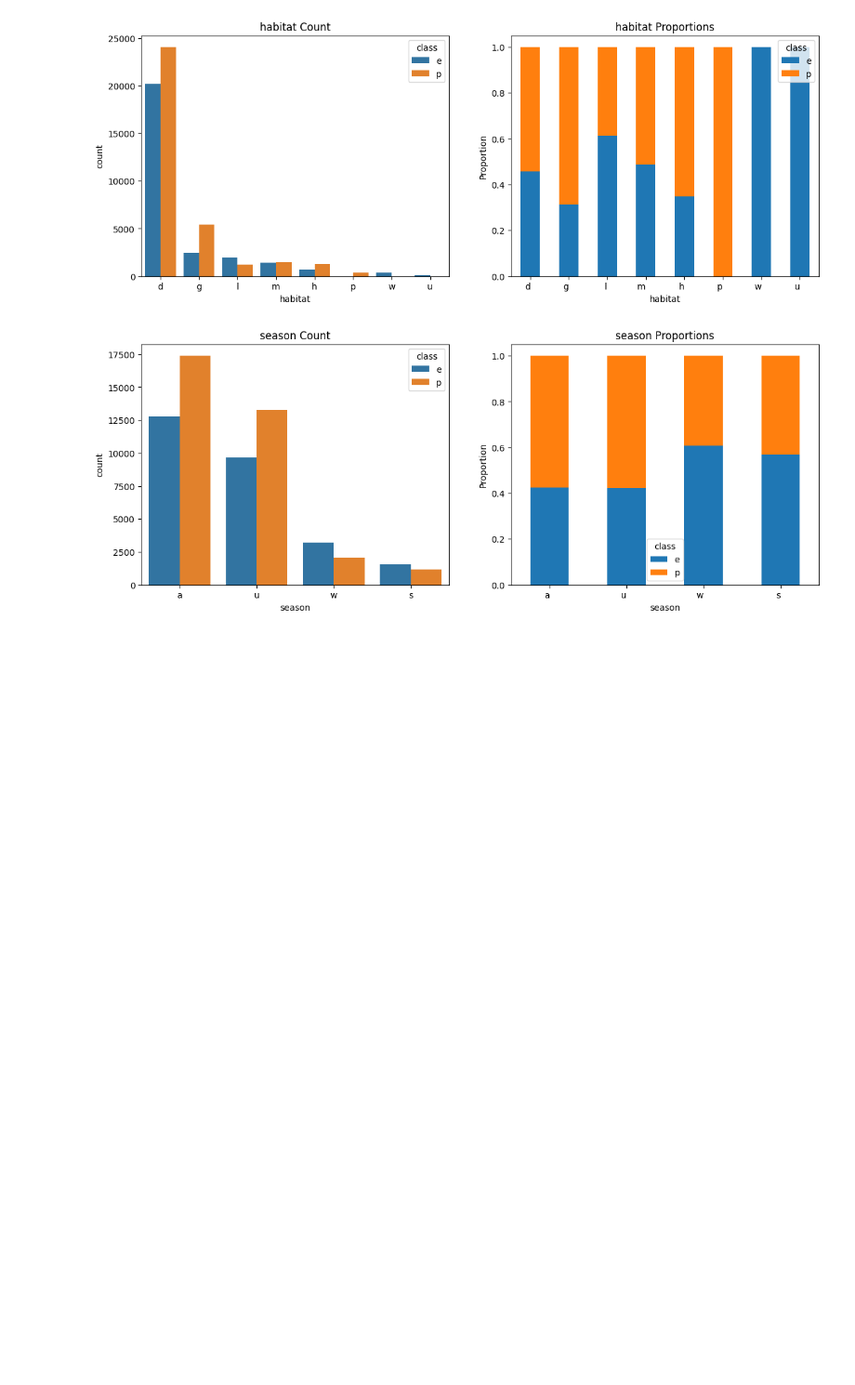
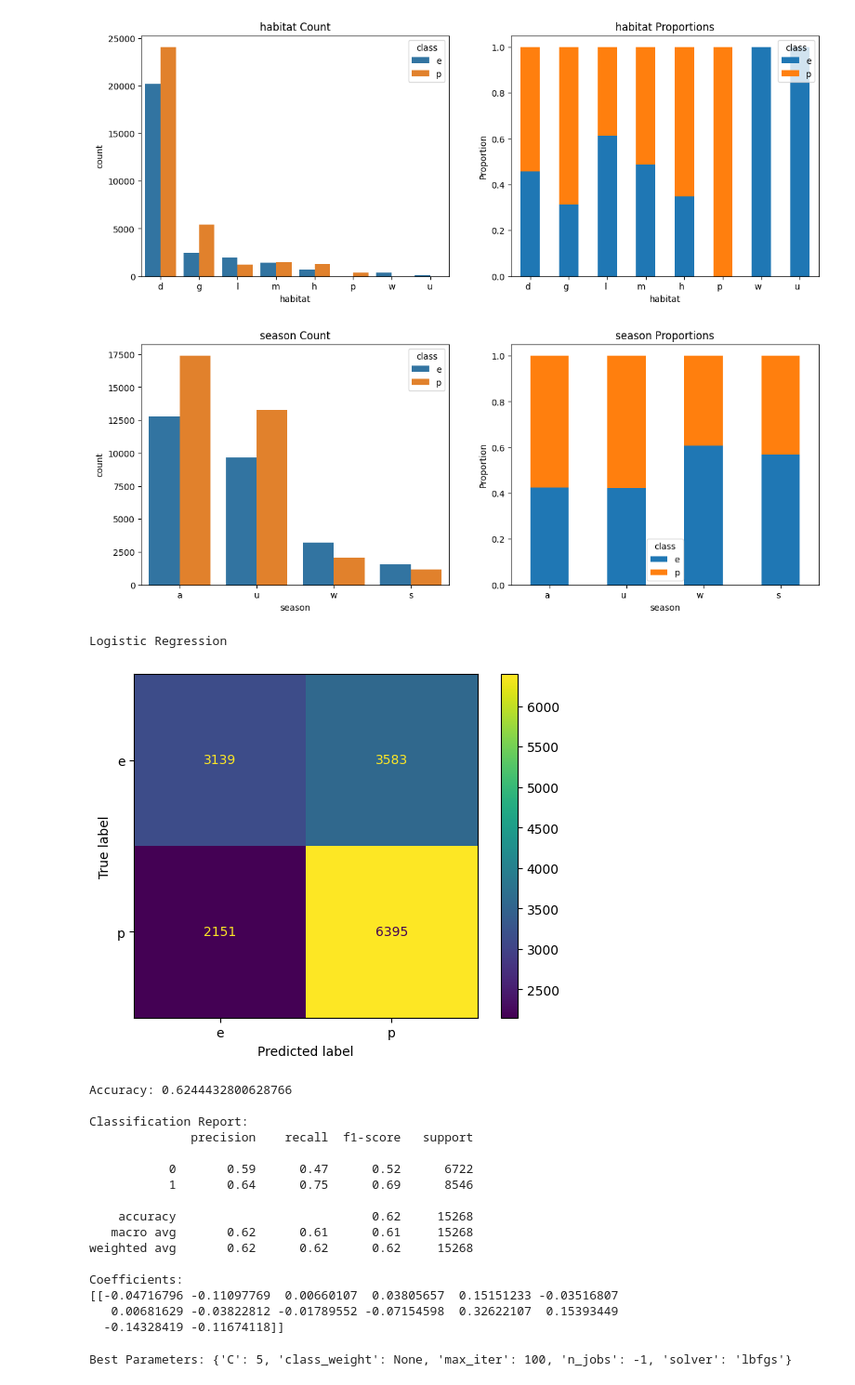
Before and after one commit to porterwilcox/supervised-learning, a Jupyter notebook: supervised-learning.ipynb, the cells around one changed output. Shown at 93% size. Saved outputs shown, nothing was run; the diff lists cells and outputs as text; code cells hidden in the pictures; blank space fills up the shorter version.

Commit message:
Completed model training, hyperparameter tuning and performance enhancing

```diff
--- a/supervised-learning.ipynb
+++ b/supervised-learning.ipynb
@@ -158,10 +161,9 @@ def decode_data(data, le_dict):
 # %%
-le_dict_X = encode_data(X)
+X_le, X_le_map = label_encode_data(X, {})
 plt.figure(figsize=(20,16))
-sns.heatmap(X.corr(), cmap='vlag', annot=True)
+sns.heatmap(X_le.corr(), cmap='vlag', annot=True)
 plt.title("Correlation Matrix with Encoded Categorical Features")
 plt.show()
-decode_data(X, le_dict_X)
 # %% [output]
 [figure]
 # %%
@@ -214,5 +218,29 @@ from sklearn.model_selection import GridSearchCV
 # %%
-from sklearn.model_selection import train_test_split
-
-le_dict_X, le_dict_y = encode_data(X), encode_data(y)
-X_train, X_test, y_train, y_test = train_test_split(X, y, test_size=0.25, random_state=28)
+y_le, y_le_map = label_encode_data(y, {})
+X_le_train, X_le_test, y_le_train, y_le_test = train_test_split(X_le, y_le, test_size=0.25, random_state=28)
+# %%
+def evaluate_performance(y_pred, title=None):
+    if title != None:
+        print(title, end='\n\n')
+
+    disp = ConfusionMatrixDisplay(confusion_matrix(y_le_test, y_pred), display_labels=['e', 'p'])
+    disp.plot()
+    plt.show()
+
+    print(f'Accuracy: {accuracy_score(y_le_test, y_pred)}', end='\n\n')
+
+    print("Classification Report:")
+    print(classification_report(y_le_test, y_pred))
+
+
+def evaluate_features(model, title=None):
+    if title != None:
+        print(title, end='\n\n')
+
+    feature_importances = pd.Series(model.feature_importances_, index=X_le.columns)
+    feature_importances = feature_importances.sort_values(ascending=False)
+
+    plt.figure(figsize=(10, 6))
+    feature_importances.plot(kind='bar')
+    plt.title("Feature Importances")
+    plt.show()
@@ -218,0 +264,43 @@ X_train, X_test, y_train, y_test = train_test_split(X, y, test_size=0.25, random
+# %%
+lr_model = LogisticRegression(n_jobs=-1).fit(X_le_train, y_le_train.iloc[:, 0])
+# %%
+lr_pred = lr_model.predict(X_le_test)
+evaluate_performance(lr_pred, 'Logistic Regression')
+
+print('Coefficients:')
+print(lr_model.coef_)
+# %% [output]
+Logistic Regression
+[figure, added]
+Accuracy: 0.6244432800628766
+
+Classification Report:
+              precision    recall  f1-score   support
+
+           0       0.59      0.47      0.52      6722
+           1       0.64      0.75      0.69      8546
+
+    accuracy                           0.62     15268
+   macro avg       0.62      0.61      0.61     15268
+weighted avg       0.62      0.62      0.62     15268
+
+Coefficients:
+[[-0.04716796 -0.11097769  0.00660107  0.03805657  0.15151233 -0.03516807
+   0.00681629 -0.03822812 -0.01789552 -0.07154598  0.32622107  0.15393449
+  -0.14328419 -0.11674118]]
+# %%
+lr_params = {
+    'C': [0.1, 0.5, 1, 2, 5, 10],
+    'class_weight': [None, {1: 2, 0: 1}],
+    'solver': ['lbfgs', 'liblinear', 'newton-cg', 'newton-cholesky', 'sag', 'saga'],
+    'max_iter': [100, 250, 500],
+    'n_jobs': [-1]
+}
+tuned_lr_model = hyperparameter_tuning(
+    LogisticRegression(n_jobs=-1),
+    lr_params,
+    X_le_train,
+    y_le_train
+)
+# %% [output]
+Best Parameters: {'C': 5, 'class_weight': None, 'max_iter': 100, 'n_jobs': -1, 'solver': 'lbfgs'}
```
Also changed, not shown: parts of 25 cells of this notebook.
